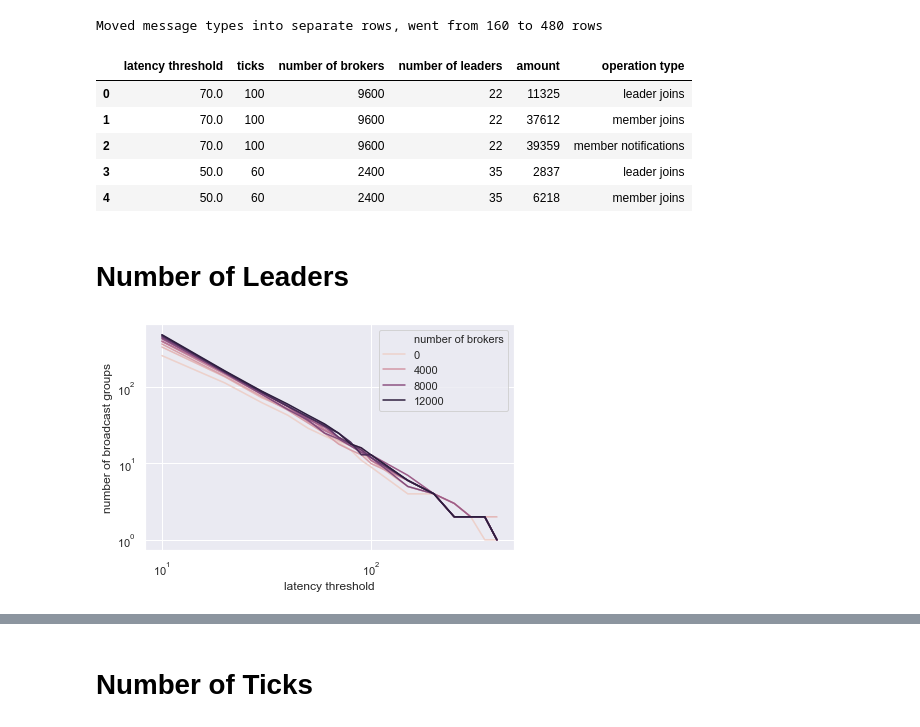
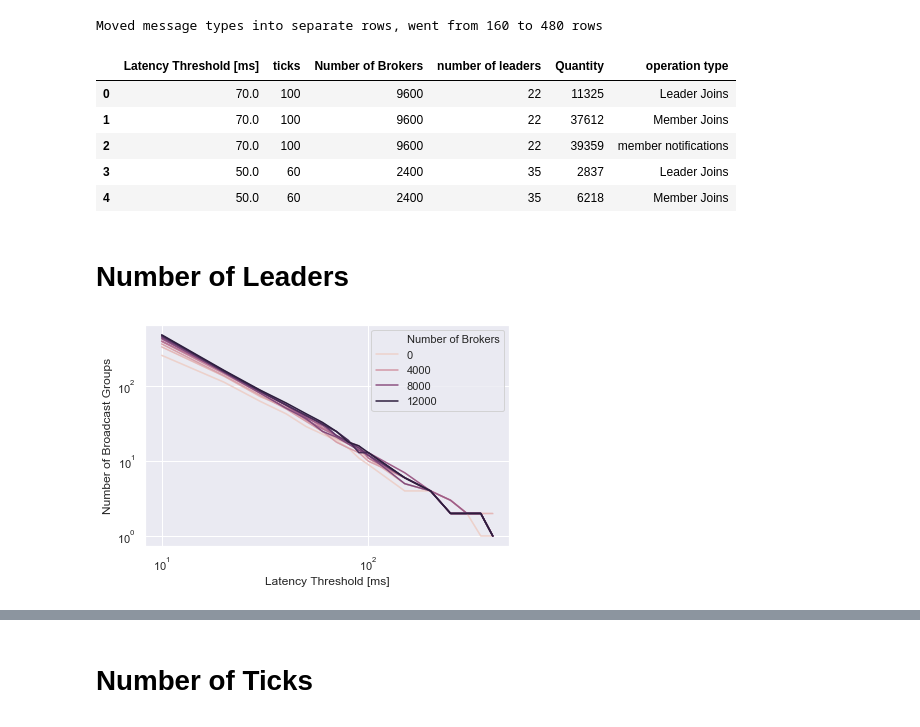
Before and after one commit to MoeweX/broadcast-group-simulation, a Jupyter notebook: visualization/Thresholds.ipynb, the cells around one changed output, grey strips where cells are left out. Drawn from its saved outputs; the diff is of its cells as text; code cells hidden in the pictures.

```diff
--- a/visualization/Thresholds.ipynb
+++ b/visualization/Thresholds.ipynb
@@ -92,18 +95,18 @@ Transform input data into wide format -> easier to use with seaborn
 new_row_data = []
 types = ["nLeaderJoins", "nMemberJoins", "nMemberNotifications"]
 typeNames = {
-    "nLeaderJoins": "leader joins",
-    "nMemberJoins": "member joins",
+    "nLeaderJoins": "Leader Joins",
+    "nMemberJoins": "Member Joins",
     "nMemberNotifications": "member notifications"
 }
 for old_row in row_data:
     for type in types:
         row = {
-            "latency threshold": old_row["latencyThreshold"],
+            "Latency Threshold [ms]": old_row["latencyThreshold"],
             "ticks": old_row["ticks"],
-            "number of brokers": old_row["numberOfBrokers"],
+            "Number of Brokers": old_row["numberOfBrokers"],
             "number of leaders": old_row["numberOfLeaders"],
-            "amount": old_row[type],
+            "Quantity": old_row[type],
             "operation type": typeNames[type]
         }
         new_row_data.append(row)
@@ -115,21 +118,20 @@ Moved message types into separate rows, went from 160 to 480 rows
 df = pd.DataFrame(new_row_data)
 df.head()
 # %% [output]
-|  | latency threshold | ticks | number of brokers | number of leaders | amount | operation type |
-| 0 | 70.0 | 100 | 9600 | 22 | 11325 | leader joins |
-| 1 | 70.0 | 100 | 9600 | 22 | 37612 | member joins |
+|  | Latency Threshold [ms] | ticks | Number of Brokers | number of leaders | Quantity | operation type |
+| 0 | 70.0 | 100 | 9600 | 22 | 11325 | Leader Joins |
+| 1 | 70.0 | 100 | 9600 | 22 | 37612 | Member Joins |
 | 2 | 70.0 | 100 | 9600 | 22 | 39359 | member notifications |
-| 3 | 50.0 | 60 | 2400 | 35 | 2837 | leader joins |
-| 4 | 50.0 | 60 | 2400 | 35 | 6218 | member joins |
+| 3 | 50.0 | 60 | 2400 | 35 | 2837 | Leader Joins |
+| 4 | 50.0 | 60 | 2400 | 35 | 6218 | Member Joins |
 # %% [markdown]
 # Number of Leaders
 # %%
 tmp = df
-tmp["number of broadcast groups"] = tmp["number of leaders"]
-ax = sns.lineplot(data=tmp, x="latency threshold", y="number of broadcast groups", hue="number of brokers")
+tmp["Number of Broadcast Groups"] = tmp["number of leaders"]
+ax = sns.lineplot(data=tmp, x="Latency Threshold [ms]", y="Number of Broadcast Groups", hue="Number of Brokers")
 ax.set(xscale="log", yscale="log")
 fig = ax.get_figure()
 fig.tight_layout()
-fig.savefig(output + "-leaders.pdf")
 # %% [output]
-[figure, old version]
+[figure, new version]
```
Also changed, not shown: parts of 12 cells of this notebook, 1 other file.
